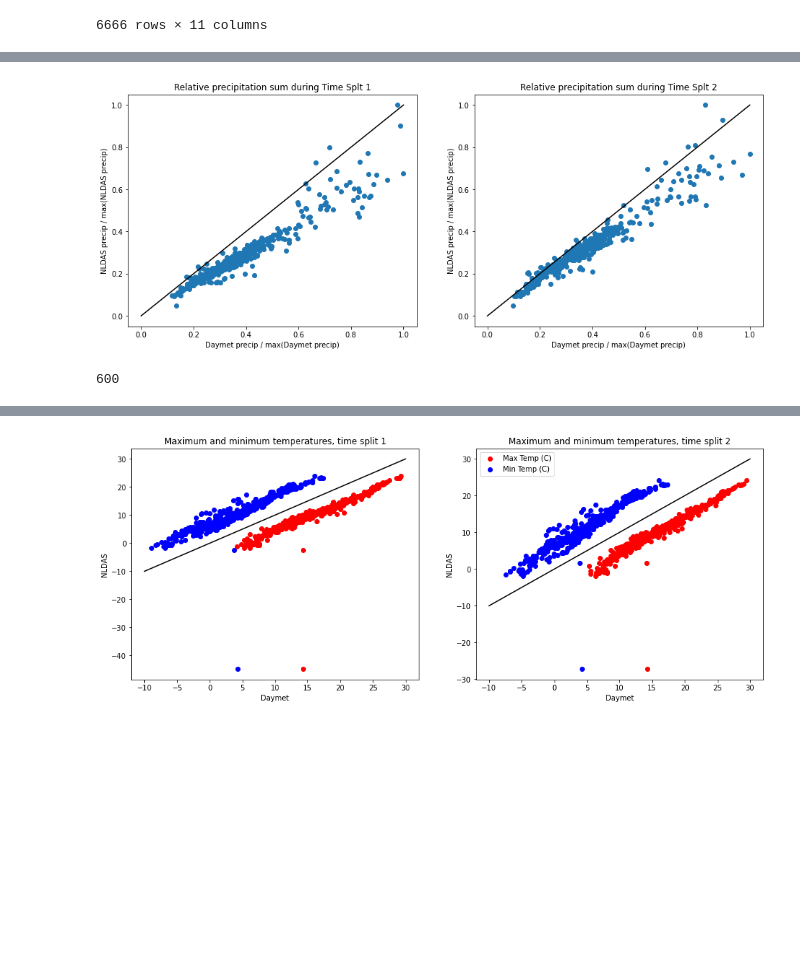
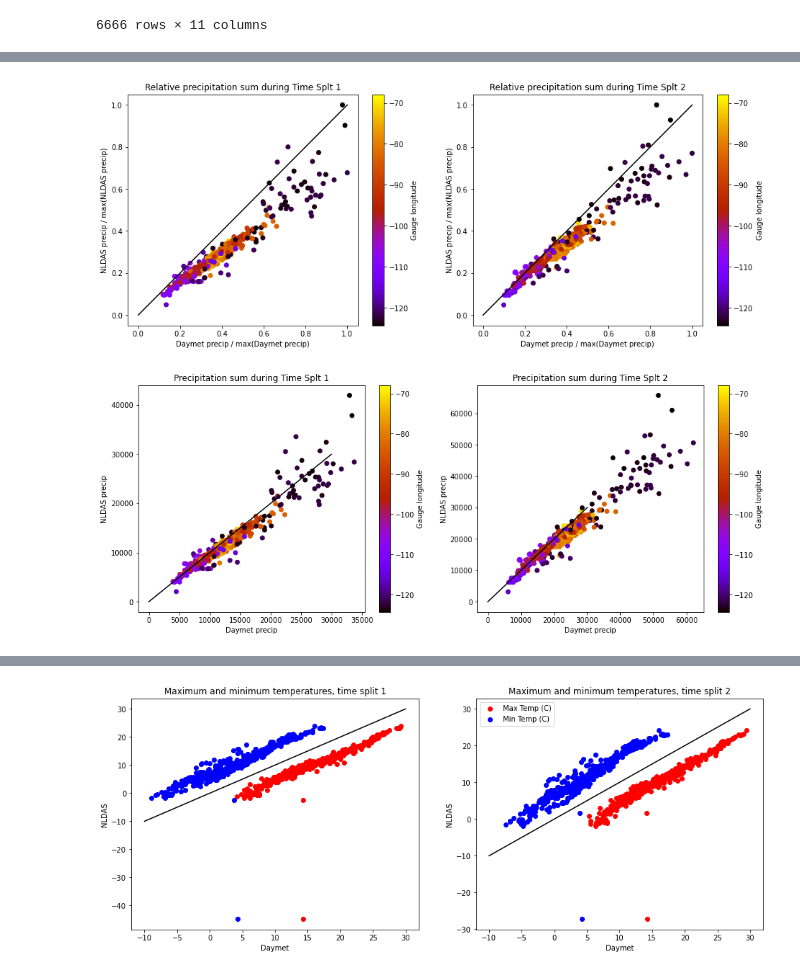
Before and after one commit to jmframe/mclstm_2021_mass_balance, a Jupyter notebook: results/make_flow_precip_runoff_coeff_ndlas_daymet.ipynb, the cells around one changed output, grey strips where cells are left out. Drawn from its saved outputs; the diff is of its cells as text; code cells hidden in the pictures; blank space fills up the shorter version.

```diff
--- a/results/make_flow_precip_runoff_coeff_ndlas_daymet.ipynb
+++ b/results/make_flow_precip_runoff_coeff_ndlas_daymet.ipynb
@@ -248,13 +254,20 @@ pd_attributes
 fig = plt.figure(figsize=cm2inch(40,15))
 for i, ts in enumerate(['ts1','ts2']):
     ax = fig.add_subplot(1, 2, i+1)
-    plt.scatter(pd_attributes[f'rr_daymet_{ts}']/np.max(pd_attributes[f'rr_daymet_{ts}']),
-                pd_attributes[f'rr_nldas_{ts}']/np.max(pd_attributes[f'rr_nldas_{ts}']))
+    sc = plt.scatter(pd_attributes[f'rr_daymet_{ts}']/np.max(pd_attributes[f'rr_daymet_{ts}']),
+                pd_attributes[f'rr_nldas_{ts}']/np.max(pd_attributes[f'rr_nldas_{ts}']),
+                c=pd_attributes['gauge_lon'], cmap='gnuplot')
     plt.plot([0,1],[0,1],"k")
     plt.xlabel("Daymet")
     plt.ylabel("NLDAS")
-    plt.title("Relative runoff ratio")
+    plt.title(f"Relative runoff ratio during Time Splt {ts[-1]}")
+
+    #legend
+    cbar = plt.colorbar(sc)
+    cbar.set_label('Gauge longitude')
+
 plt.tight_layout()
+
 plt.show()
 plt.close()
 # %% [output]
@@ -262,19 +275,41 @@ plt.close()
 # %%
 fig = plt.figure(figsize=cm2inch(40,15))
 for i, ts in enumerate(['ts1','ts2']):
     ax = fig.add_subplot(1, 2, i+1)
-    plt.scatter(pd_attributes[f'psum_daymet_{ts}']/np.max(pd_attributes[f'psum_daymet_{ts}']),
-                pd_attributes[f'psum_nldas_{ts}']/np.max(pd_attributes[f'psum_nldas_{ts}']))
+    sc = plt.scatter(pd_attributes[f'psum_daymet_{ts}']/np.max(pd_attributes[f'psum_daymet_{ts}']),
+                pd_attributes[f'psum_nldas_{ts}']/np.max(pd_attributes[f'psum_nldas_{ts}']),
+                c=pd_attributes['gauge_lon'], cmap='gnuplot')
     plt.plot([0,1],[0,1],"k")
 
     plt.xlabel("Daymet precip / max(Daymet precip)")
     plt.ylabel("NLDAS precip / max(NLDAS precip)")
     plt.title(f"Relative precipitation sum during Time Splt {ts[-1]}")
+
+    #legend
+    cbar = plt.colorbar(sc)
+    cbar.set_label('Gauge longitude')
+
 plt.show()
 plt.close()
+
+fig = plt.figure(figsize=cm2inch(40,15))
+for i, ts in enumerate(['ts1','ts2']):
+    ax = fig.add_subplot(1, 2, i+1)
+    sc = plt.scatter(pd_attributes[f'psum_daymet_{ts}'],
+                pd_attributes[f'psum_nldas_{ts}'],
+                c=pd_attributes['gauge_lon'], cmap='gnuplot')
+    plt.plot([0,30000],[0,30000],"k")
+
+    plt.xlabel("Daymet precip")
+    plt.ylabel("NLDAS precip")
+    plt.title(f"Precipitation sum during Time Splt {ts[-1]}")
+
+    #legend
+    cbar = plt.colorbar(sc)
+    cbar.set_label('Gauge longitude')
+
+plt.show()
+plt.close()
 # %% [output]
-[figure, old version]
+[figure, new version]
+[figure, added]
-# %%
-pd_attributes[f'tmax_nldas_ts1'].argmin()
-# %% [output]
-600
```
Also changed, not shown: parts of 4 cells of this notebook.
